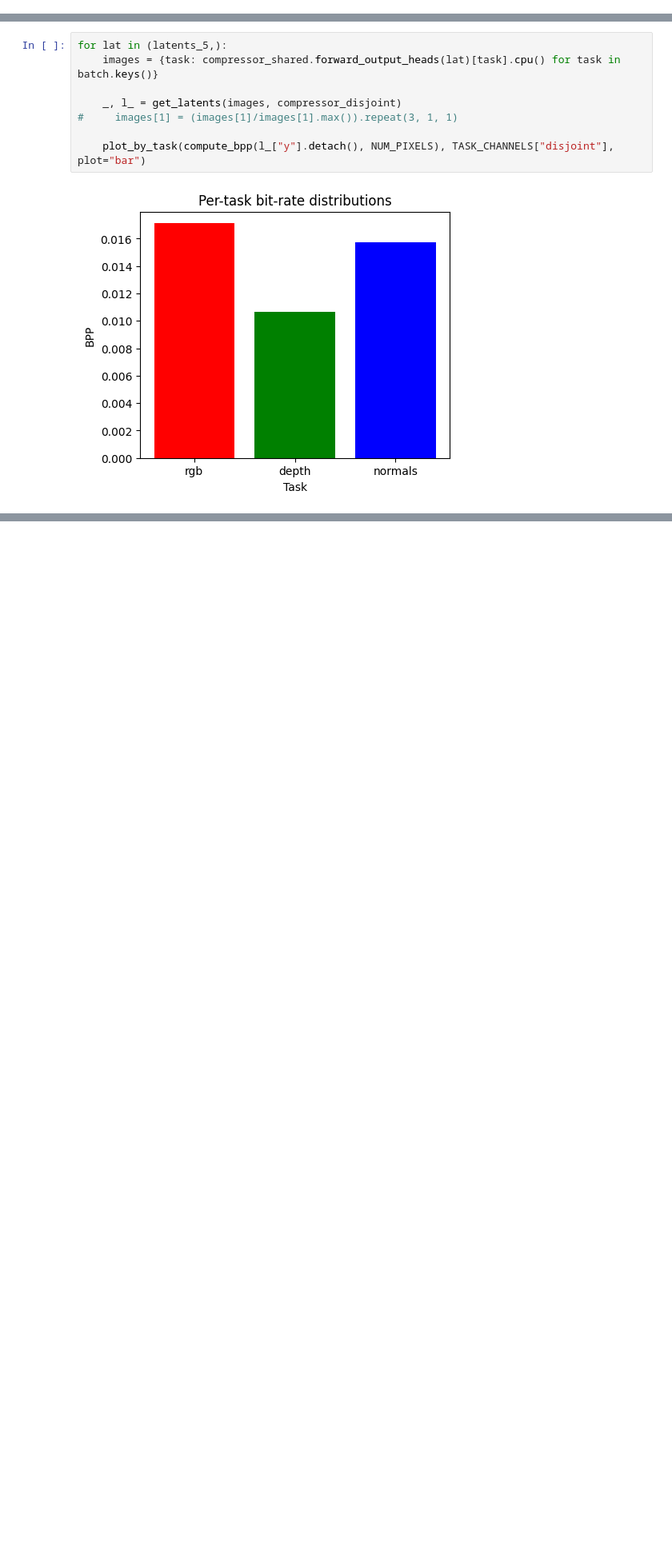
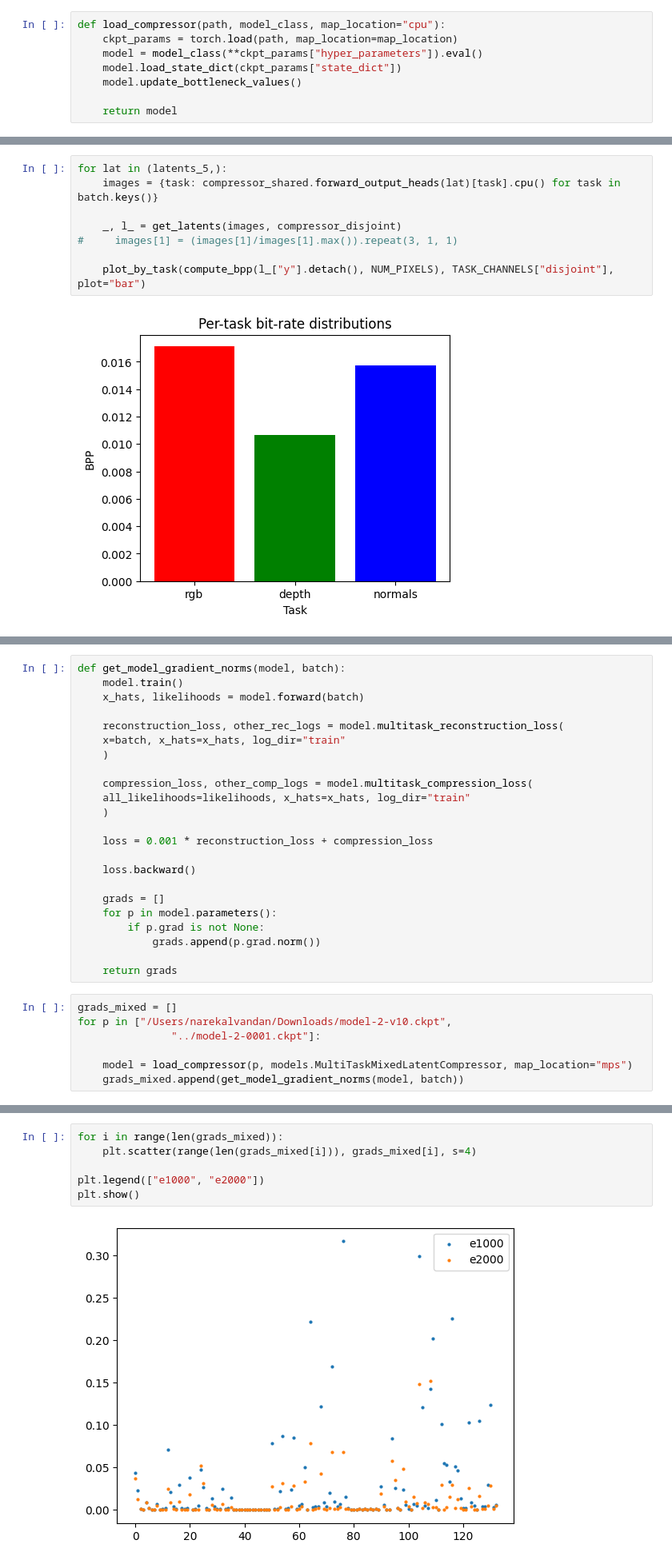
Before and after one commit to narekvslife/multi-modal-neural-compression, a Jupyter notebook: src/plots.ipynb, the cells around one changed output, grey strips where cells are left out. Shown at 80% size. Drawn from its saved outputs; the diff is of its cells as text; blank space fills up the shorter version.

Commit message:
Estimating gradient norms of models

```diff
--- a/src/plots.ipynb
+++ b/src/plots.ipynb
@@ -153,6 +153,14 @@ def mse_across_tasks(batch, model):
     mean_mse = np.mean(list(np.array(ans[task]["mse"]) for task in ans.keys()), axis=0)
 
     return ans, (mean_bpp, mean_mse)
+# %%
+def load_compressor(path, model_class, map_location="cpu"):
+    ckpt_params = torch.load(path, map_location=map_location)
+    model = model_class(**ckpt_params["hyper_parameters"]).eval()
+    model.load_state_dict(ckpt_params["state_dict"])
+    model.update_bottleneck_values()
+
+    return model
 # %%
 pl.seed_everything(21)
 
@@ -559,0 +576,30 @@ for lat in (latents_5,):
+# %%
+def get_model_gradient_norms(model, batch):
+    model.train()
+    x_hats, likelihoods = model.forward(batch)
+
+    reconstruction_loss, other_rec_logs = model.multitask_reconstruction_loss(
+    x=batch, x_hats=x_hats, log_dir="train"
+    )
+
+    compression_loss, other_comp_logs = model.multitask_compression_loss(
+    all_likelihoods=likelihoods, x_hats=x_hats, log_dir="train"
+    )
+
+    loss = 0.001 * reconstruction_loss + compression_loss
+
+    loss.backward()
+
+    grads = []
+    for p in model.parameters():
+        if p.grad is not None:
+            grads.append(p.grad.norm())
+
+    return grads
+# %%
+grads_mixed = []
+for p in ["/Users/narekalvandan/Downloads/model-2-v10.ckpt",
+               "../model-2-0001.ckpt"]:
+
+    model = load_compressor(p, models.MultiTaskMixedLatentCompressor, map_location="mps")
+    grads_mixed.append(get_model_gradient_norms(model, batch))
@@ -559,0 +614,8 @@ for lat in (latents_5,):
+# %%
+for i in range(len(grads_mixed)):
+    plt.scatter(range(len(grads_mixed[i])), grads_mixed[i], s=4)
+
+plt.legend(["e1000", "e2000"])
+plt.show()
+# %% [output]
+[figure, added]
```
Also changed, not shown: parts of 8 cells of this notebook.
